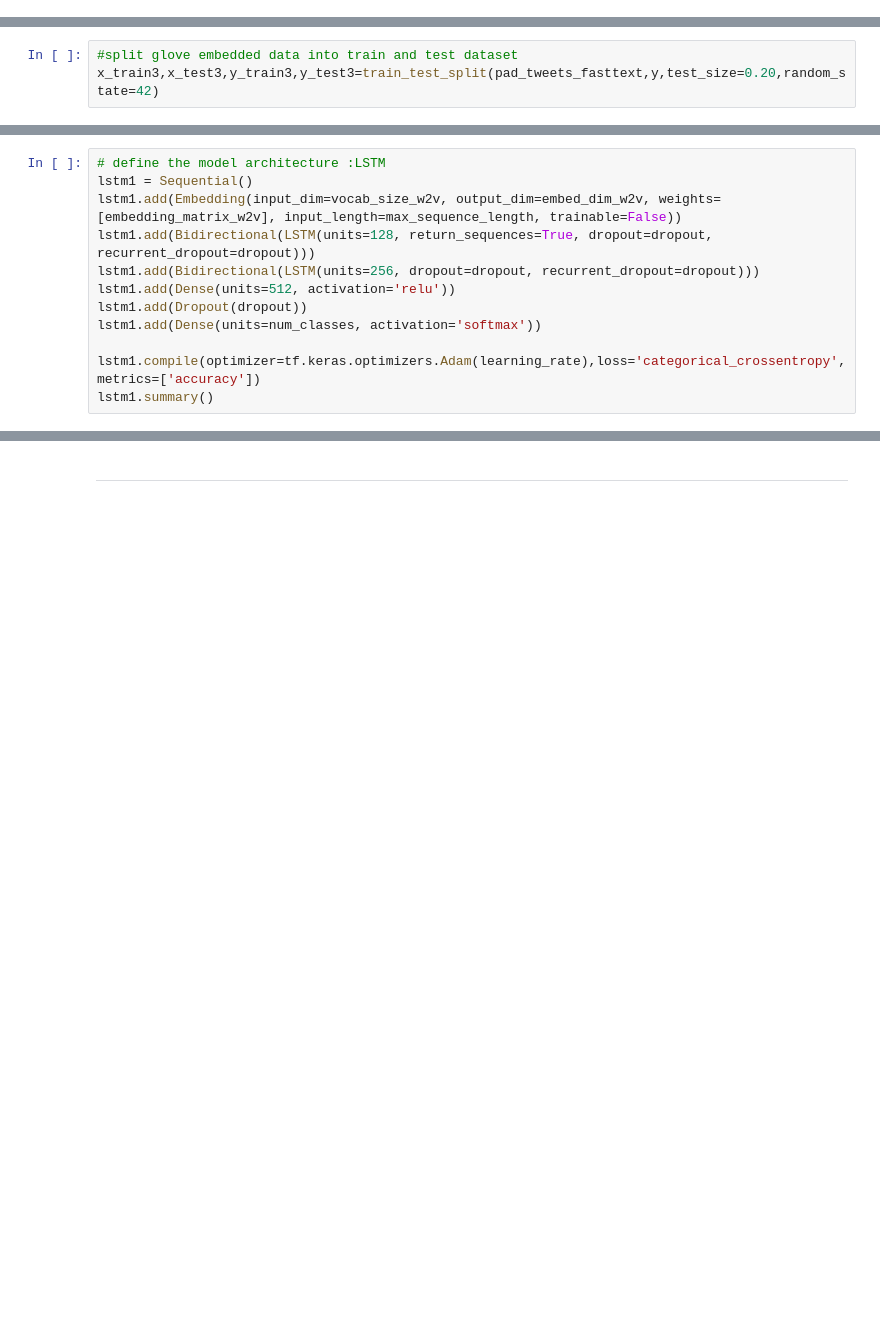
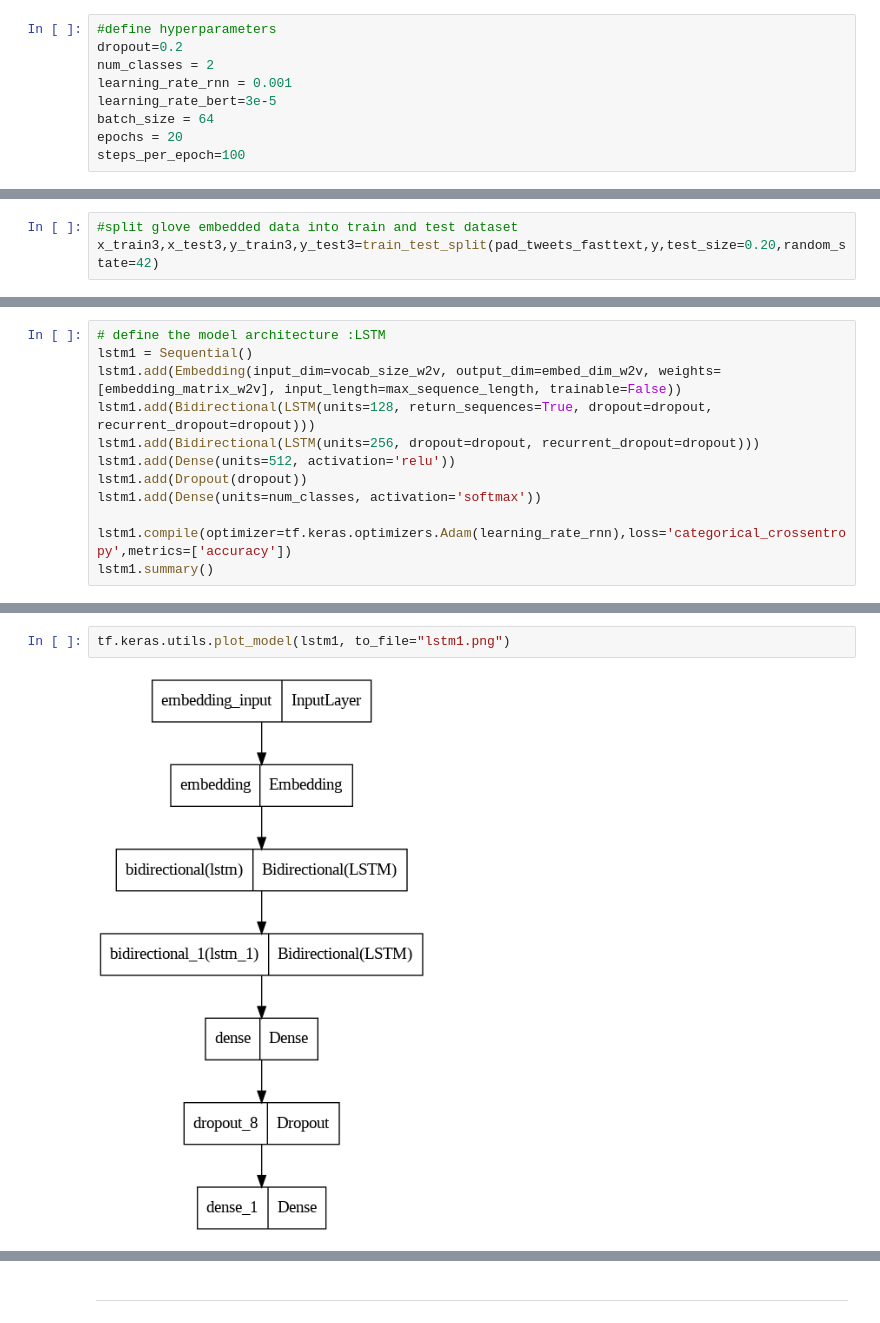
Before and after one commit to TOSKY94/AI-based-offensive-speech-detection-system, a Jupyter notebook: AI_based_Offensive_Text_Detector.ipynb, the cells around one changed output, grey strips where cells are left out. Saved outputs shown, nothing was run; the diff lists cells and outputs as text; blank space fills up the shorter version.

```diff
--- a/AI_based_Offensive_Text_Detector.ipynb
+++ b/AI_based_Offensive_Text_Detector.ipynb
@@ -823,0 +858,9 @@ array([ 136, 1219, 1116,  205,   21,   37,   92,   66,   18,    0,    0,
+# %%
+#define hyperparameters
+dropout=0.2
+num_classes = 2
+learning_rate_rnn = 0.001
+learning_rate_bert=3e-5
+batch_size = 64
+epochs = 20
+steps_per_epoch=100
@@ -884,7 +943,7 @@ lstm1.add(Dense(units=512, activation='relu'))
 lstm1.add(Dropout(dropout))
 lstm1.add(Dense(units=num_classes, activation='softmax'))
 
-lstm1.compile(optimizer=tf.keras.optimizers.Adam(learning_rate),loss='categorical_crossentropy',metrics=['accuracy'])
+lstm1.compile(optimizer=tf.keras.optimizers.Adam(learning_rate_rnn),loss='categorical_crossentropy',metrics=['accuracy'])
 lstm1.summary()
 # %% [output]
 WARNING:tensorflow:Layer lstm will not use cuDNN kernels since it doesn't meet the criteria. It will use a generic GPU kernel as fallback when running on GPU.
@@ -912,3 +971,7 @@ Non-trainable params: 2,266,500
 _________________________________________________________________
+# %%
+tf.keras.utils.plot_model(lstm1, to_file="lstm1.png")
+# %% [output]
+[figure, added]
 # %%
 #Call back setup
```
Also changed, not shown: parts of 121 cells of this notebook, 2 other files.
